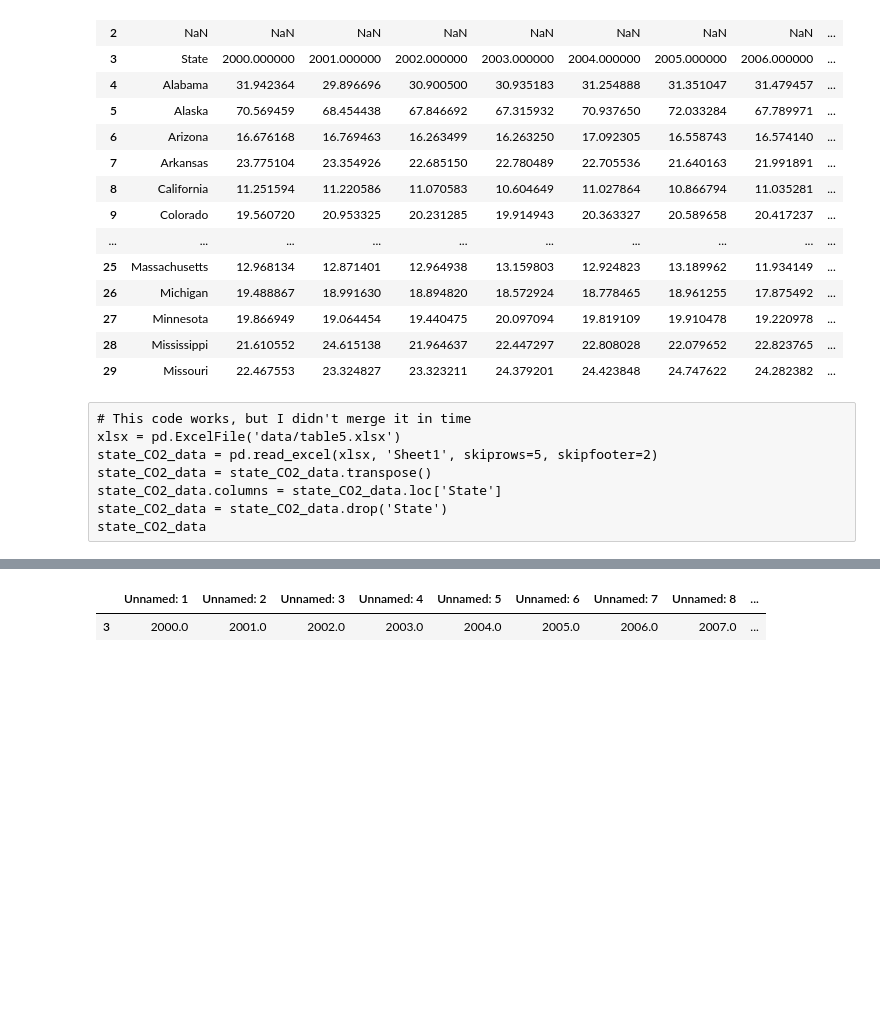
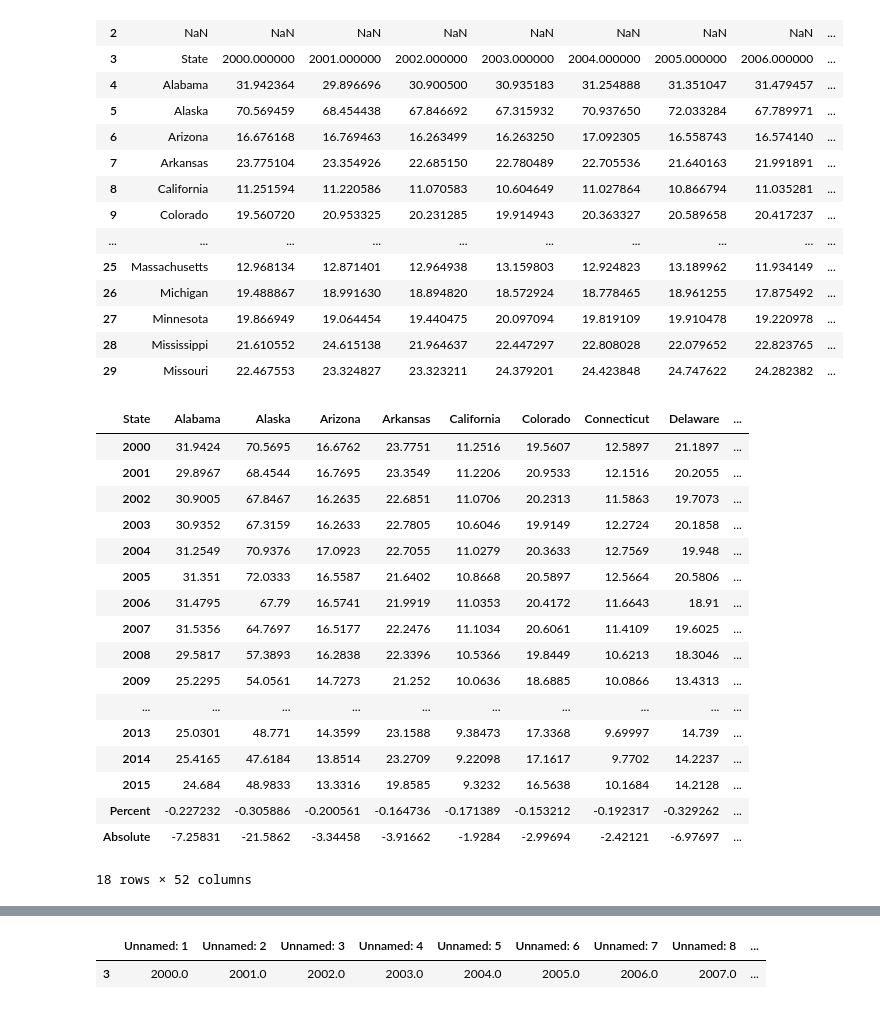
Before and after one commit to charmoniumQ/MCM-2018, a Jupyter notebook: MCM-Data-Analysis.ipynb, the cells around one changed output, grey strips where cells are left out. Cells and saved outputs as stored; diff of their text form; code cells hidden in the pictures; blank space fills up the shorter version.

```diff
--- a/MCM-Data-Analysis.ipynb
+++ b/MCM-Data-Analysis.ipynb
@@ -127,14 +127,33 @@ state_CO2_data.head(30)
 | 27 | Minnesota | 19.866949 | 19.064454 | 19.440475 | 20.097094 | 19.819109 | 19.910478 | 19.220978 | ... |
 | 28 | Mississippi | 21.610552 | 24.615138 | 21.964637 | 22.447297 | 22.808028 | 22.079652 | 22.823765 | ... |
 | 29 | Missouri | 22.467553 | 23.324827 | 23.323211 | 24.379201 | 24.423848 | 24.747622 | 24.282382 | ... |
-# %% [raw]
-# This code works, but I didn't merge it in time
-xlsx = pd.ExcelFile('data/table5.xlsx')
-state_CO2_data = pd.read_excel(xlsx, 'Sheet1', skiprows=5, skipfooter=2)
-state_CO2_data = state_CO2_data.transpose()
-state_CO2_data.columns = state_CO2_data.loc['State']
-state_CO2_data = state_CO2_data.drop('State')
-state_CO2_data
+# %%
+# This code works, but I didn't merge it in time
+xlsx = pd.ExcelFile('data/table5.xlsx')
+state_CO2_data2 = pd.read_excel(xlsx, 'Sheet1', skiprows=5, skipfooter=2)
+state_CO2_data2 = state_CO2_data2.transpose()
+state_CO2_data2.columns = state_CO2_data2.loc['State']
+state_CO2_data2 = state_CO2_data2.drop('State')
+state_CO2_data2
+# %% [output]
+| State | Alabama | Alaska | Arizona | Arkansas | California | Colorado | Connecticut | Delaware | ... |
+| 2000 | 31.9424 | 70.5695 | 16.6762 | 23.7751 | 11.2516 | 19.5607 | 12.5897 | 21.1897 | ... |
+| 2001 | 29.8967 | 68.4544 | 16.7695 | 23.3549 | 11.2206 | 20.9533 | 12.1516 | 20.2055 | ... |
+| 2002 | 30.9005 | 67.8467 | 16.2635 | 22.6851 | 11.0706 | 20.2313 | 11.5863 | 19.7073 | ... |
+| 2003 | 30.9352 | 67.3159 | 16.2633 | 22.7805 | 10.6046 | 19.9149 | 12.2724 | 20.1858 | ... |
+| 2004 | 31.2549 | 70.9376 | 17.0923 | 22.7055 | 11.0279 | 20.3633 | 12.7569 | 19.948 | ... |
+| 2005 | 31.351 | 72.0333 | 16.5587 | 21.6402 | 10.8668 | 20.5897 | 12.5664 | 20.5806 | ... |
+| 2006 | 31.4795 | 67.79 | 16.5741 | 21.9919 | 11.0353 | 20.4172 | 11.6643 | 18.91 | ... |
+| 2007 | 31.5356 | 64.7697 | 16.5177 | 22.2476 | 11.1034 | 20.6061 | 11.4109 | 19.6025 | ... |
+| 2008 | 29.5817 | 57.3893 | 16.2838 | 22.3396 | 10.5366 | 19.8449 | 10.6213 | 18.3046 | ... |
+| 2009 | 25.2295 | 54.0561 | 14.7273 | 21.252 | 10.0636 | 18.6885 | 10.0866 | 13.4313 | ... |
+| ... | ... | ... | ... | ... | ... | ... | ... | ... | ... |
+| 2013 | 25.0301 | 48.771 | 14.3599 | 23.1588 | 9.38473 | 17.3368 | 9.69997 | 14.739 | ... |
+| 2014 | 25.4165 | 47.6184 | 13.8514 | 23.2709 | 9.22098 | 17.1617 | 9.7702 | 14.2237 | ... |
+| 2015 | 24.684 | 48.9833 | 13.3316 | 19.8585 | 9.3232 | 16.5638 | 10.1684 | 14.2128 | ... |
+| Percent | -0.227232 | -0.305886 | -0.200561 | -0.164736 | -0.171389 | -0.153212 | -0.192317 | -0.329262 | ... |
+| Absolute | -7.25831 | -21.5862 | -3.34458 | -3.91662 | -1.9284 | -2.99694 | -2.42121 | -6.97697 | ... |
+18 rows × 52 columns
 # %%
 state_CO2_data.dropna(inplace=True)
 # %%
```
Also changed, not shown: parts of 6 cells of this notebook.
